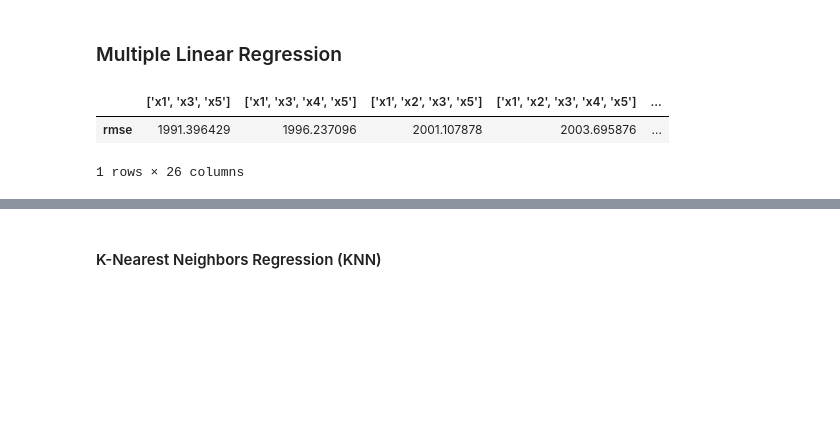
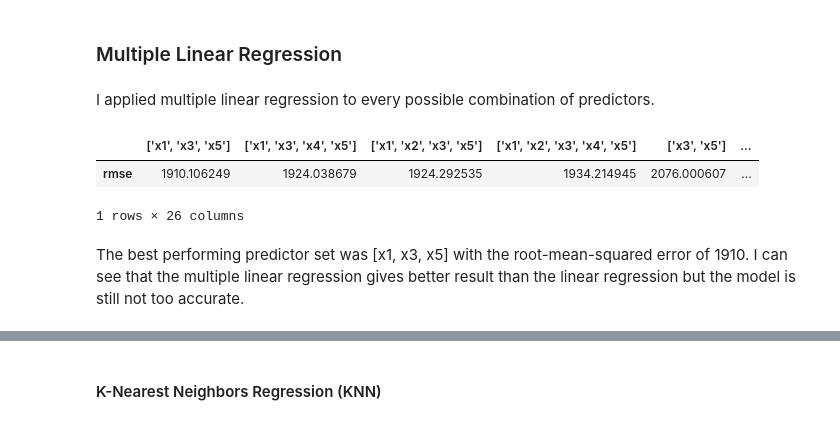
Before and after one commit to sahinozan/CE475-Project, a Jupyter notebook: project.ipynb, the cells around one changed output, grey strips where cells are left out. Saved outputs shown, nothing was run; the diff lists cells and outputs as text; code cells hidden in the pictures; blank space fills up the shorter version.

```diff
--- a/project.ipynb
+++ b/project.ipynb
@@ -135,0 +162,10 @@ def linear_regression(x, y, pred=None):
+# %%
+lin_reg_errors = pd.DataFrame()
+
+for i in predictors:
+    for j in range(2, 11):
+        lin_pred, cv_predictions, rmse_score = linear_regression(x=dataset[predictors], y=dataset['Y'],
+                                                             selected_predictors=[i], cv=j)
+        lin_reg_errors.loc[f'cv={j}', i] = np.mean(rmse_score)
+
+lin_reg_errors.sort_values(by=['x1', 'x2', 'x3', 'x4', 'x5'])
@@ -136,2 +183,2 @@ def linear_regression(x, y, pred=None):
 # %%
-_, cv_predictions, _ = linear_regression(x=dataset[predictors], y=dataset['Y'])
+_, cv_predictions, _ = linear_regression(x=dataset[predictors], y=dataset['Y'], cv=10)
@@ -163,7 +214,8 @@ sns.regplot(x=dataset['x5'], y=cv_predictions, color='r', scatter=False, ci=Fals
 lin_reg_errors = pd.DataFrame()
 
 for i in predictors:
-    lin_pred, cv_predictions, rmse_score = linear_regression(x=dataset[predictors], y=dataset['Y'], pred=[i])
+    lin_pred, cv_predictions, rmse_score = linear_regression(x=dataset[predictors], y=dataset['Y'],
+                                                             selected_predictors=[i], cv=10)
     lin_reg_errors.loc['rmse', i] = np.mean(rmse_score)
 
 lin_reg_errors.sort_values(by='rmse', axis=1, ascending=True)
@@ -189,27 +243,33 @@ def all_combinations(pred, n=2):
 # %%
 predictor_combinations = all_combinations(pred=predictors)
 # %%
-def multiple_linear_regression(x, y, pred=None):
-    cv_score = np.sqrt(cross_val_score(estimator=LinearRegression(), X=x[pred], y=y, cv=5,
-                               scoring=make_scorer(mean_squared_error)))
-    cv_pred = cross_val_predict(estimator=LinearRegression(), X=x[pred], y=y, cv=5)
+def multiple_linear_regression(x, y, selected_predictors=None):
+    cval_score = np.sqrt(cross_val_score(estimator=LinearRegression(), X=x[selected_predictors], y=y, cv=10,
+                                       scoring=make_scorer(mean_squared_error)))
+    cval_pred = cross_val_predict(estimator=LinearRegression(), X=x[selected_predictors], y=y, cv=10)
     lr = LinearRegression()
     lr.fit(x, y)
     y_pred = lr.predict(test_data[predictors])
 
-    return y_pred, cv_pred, cv_score
+    return y_pred, cval_pred, cval_score
+# %% [markdown]
+I applied multiple linear regression to every possible combination of predictors.
 # %%
 multi_lin_reg_errors = pd.DataFrame()
 
 for i in predictor_combinations:
-    lin_pred, cv_predictions, rmse_score = multiple_linear_regression(x=dataset[predictors], y=dataset['Y'], pred=i)
+    lin_pred, cv_predictions, rmse_score = multiple_linear_regression(x=dataset[predictors], y=dataset['Y'],
+                                                                      selected_predictors=i)
     multi_lin_reg_errors.loc[f'rmse', f'{i}'] = np.mean(rmse_score)
 
 multi_lin_reg_errors.sort_values('rmse', axis=1, ascending=True)
 # %% [output]
-|  | ['x1', 'x3', 'x5'] | ['x1', 'x3', 'x4', 'x5'] | ['x1', 'x2', 'x3', 'x5'] | ['x1', 'x2', 'x3', 'x4', 'x5'] | ... |
-| rmse | 1991.396429 | 1996.237096 | 2001.107878 | 2003.695876 | ... |
+|  | ['x1', 'x3', 'x5'] | ['x1', 'x3', 'x4', 'x5'] | ['x1', 'x2', 'x3', 'x5'] | ['x1', 'x2', 'x3', 'x4', 'x5'] | ['x3', 'x5'] | ... |
+| rmse | 1910.106249 | 1924.038679 | 1924.292535 | 1934.214945 | 2076.000607 | ... |
 1 rows × 26 columns
+# %% [markdown]
+The best performing predictor set was [x1, x3, x5] with the root-mean-squared error of 1910.
+I can see that the multiple linear regression gives better result than the linear regression but the model is still not too accurate.
 # %%
 pd.DataFrame(data=min(multi_lin_reg_errors.min(axis=1)), columns=multi_lin_reg_errors.idxmin(axis=1), index=['rmse'])
 # %% [output]
```
Also changed, not shown: parts of 47 cells of this notebook, 2 other files.
